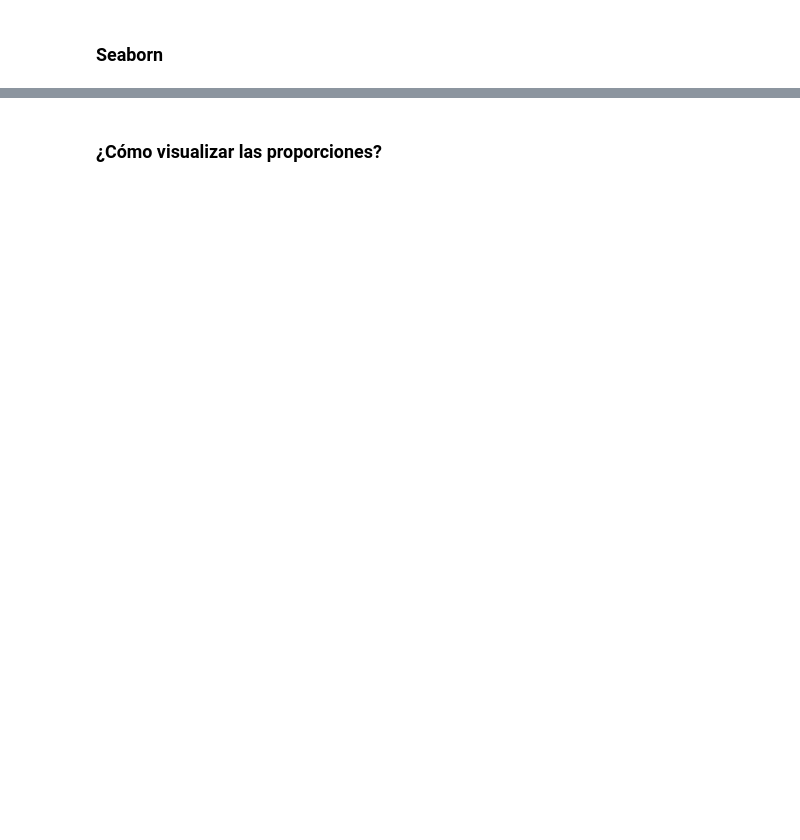
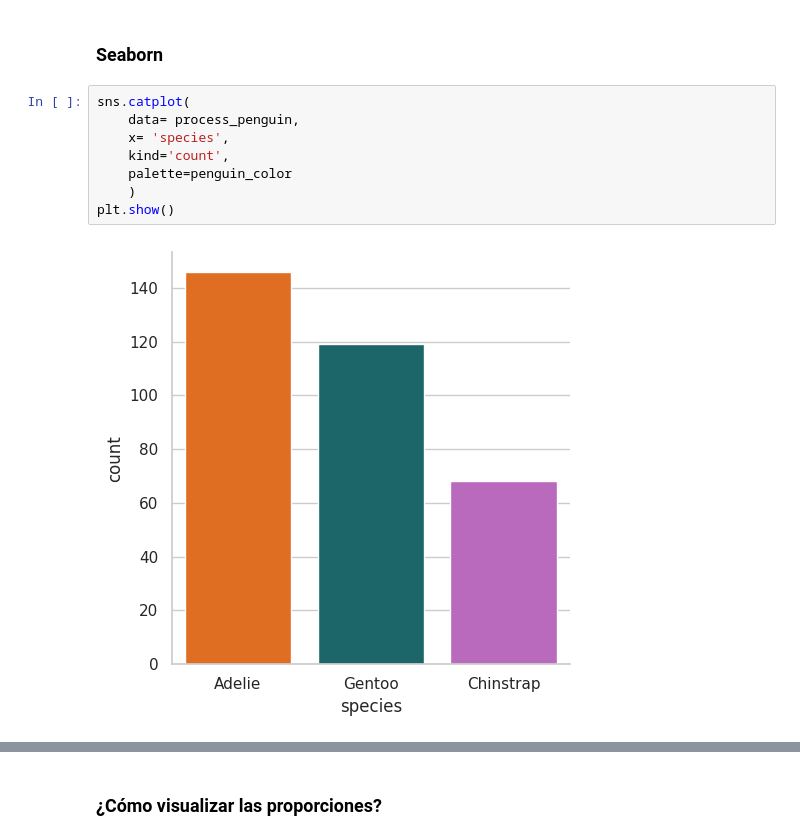
Before and after one commit to dionicio-alberto/Analisis-Explotarorio-De-Datos, a Jupyter notebook: curso.ipynb, the cells around one changed output, grey strips where cells are left out. Saved outputs shown, nothing was run; the diff lists cells and outputs as text; blank space fills up the shorter version.

```diff
--- a/curso.ipynb
+++ b/curso.ipynb
@@ -256,2 +335,12 @@ process_penguin
 # %% [markdown]
 ### Seaborn
+# %%
+sns.catplot(
+    data= process_penguin,
+    x= 'species',
+    kind='count',
+    palette=penguin_color
+    )
+plt.show()
+# %% [output]
+[figure, added]
```
Also changed, not shown: parts of 16 cells of this notebook.
